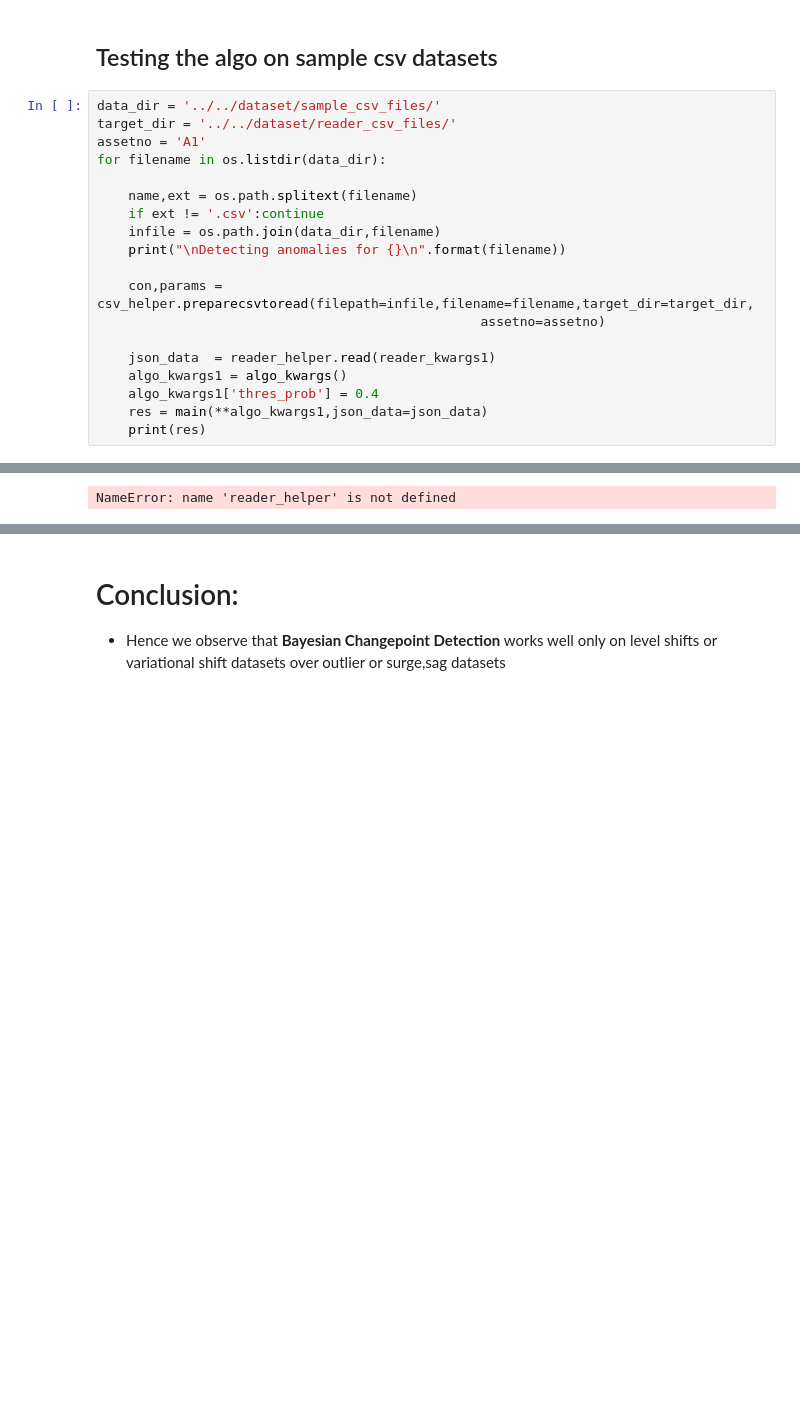
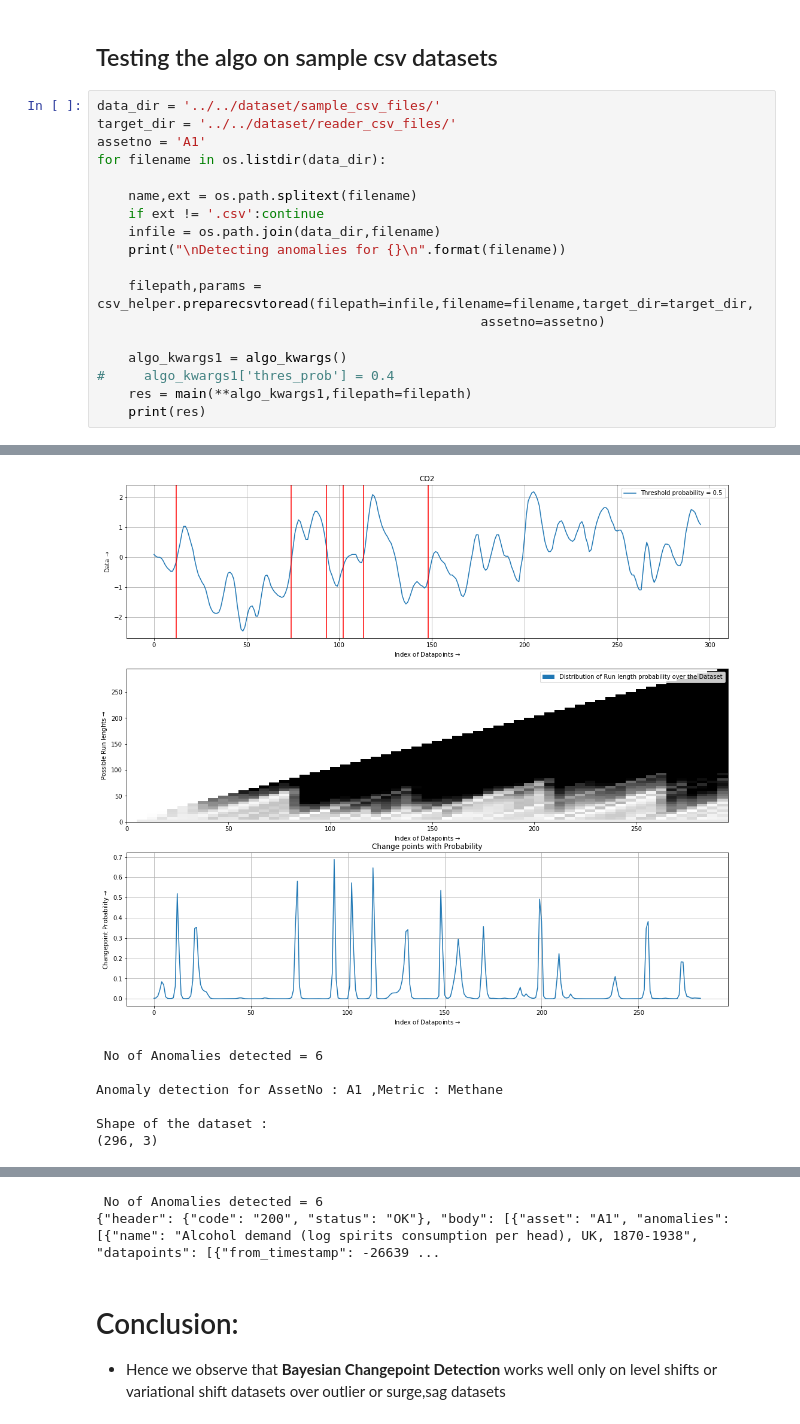
Before and after one commit to Rohithram/Bayesian-Changepoint-Detection, a Jupyter notebook: rohithram/Notebooks/bayesian_detector/anomaly_detection_using_bayes_cpt_deployable.ipynb, the cells around one changed output, grey strips where cells are left out. Cells and saved outputs as stored; diff of their text form; blank space fills up the shorter version.

```diff
--- a/rohithram/Notebooks/bayesian_detector/anomaly_detection_using_bayes_cpt_deployable.ipynb
+++ b/rohithram/Notebooks/bayesian_detector/anomaly_detection_using_bayes_cpt_deployable.ipynb
@@ -241,13 +259,12 @@ for filename in os.listdir(data_dir):
     infile = os.path.join(data_dir,filename)
     print("\nDetecting anomalies for {}\n".format(filename))
 
-    con,params = csv_helper.preparecsvtoread(filepath=infile,filename=filename,target_dir=target_dir,
+    filepath,params = csv_helper.preparecsvtoread(filepath=infile,filename=filename,target_dir=target_dir,
                                                  assetno=assetno)
 
-    json_data  = reader_helper.read(reader_kwargs1)
     algo_kwargs1 = algo_kwargs()
-    algo_kwargs1['thres_prob'] = 0.4
-    res = main(**algo_kwargs1,json_data=json_data)
+#     algo_kwargs1['thres_prob'] = 0.4
+    res = main(**algo_kwargs1,filepath=filepath)
     print(res)
 # %% [output]
 Detecting anomalies for methane-input-into-gas-furnace-c.csv
@@ -254 +290,7 @@ Detecting anomalies for methane-input-into-gas-furnace-c.csv
+[figure, added]
-NameError: name 'reader_helper' is not defined
+ No of Anomalies detected = 6
+
+Anomaly detection for AssetNo : A1 ,Metric : Methane
+
+Shape of the dataset :
+(296, 3)
@@ -255,3 +352,5 @@ NameError: name 'reader_helper' is not defined
+ No of Anomalies detected = 6
+{"header": {"code": "200", "status": "OK"}, "body": [{"asset": "A1", "anomalies": [{"name": "Alcohol demand (log spirits consumption per head), UK, 1870-1938", "datapoints": [{"from_timestamp": -26639 ...
 # %% [markdown]
 # Conclusion:
 * Hence we observe that **Bayesian Changepoint Detection** works well only on level shifts or variational shift datasets over outlier or surge,sag datasets
```
Also changed, not shown: parts of 4 cells of this notebook, 10 other files.
